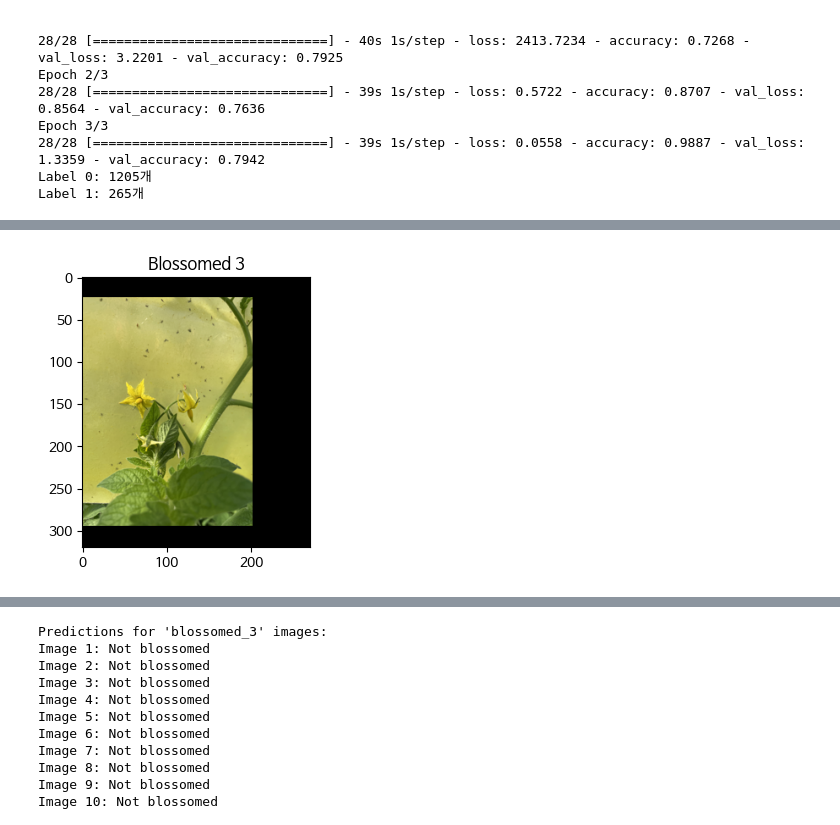
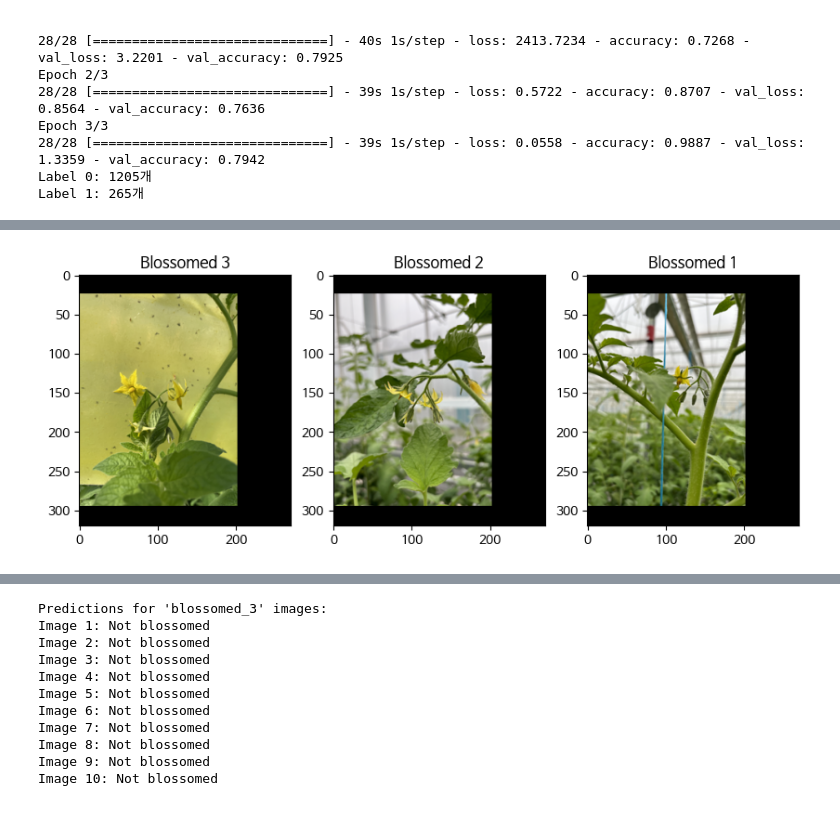
Before and after one commit to ChaeJiHoon/ML_study, a Jupyter notebook: ML_study/last_tomato_testset.ipynb, the cells around one changed output, grey strips where cells are left out. Drawn from its saved outputs; the diff is of its cells as text; code cells hidden in the pictures.

```diff
--- a/ML_study/last_tomato_testset.ipynb
+++ b/ML_study/last_tomato_testset.ipynb
@@ -223,27 +223,27 @@ test_images_1, test_labels_1 = preprocess_test_images(blossomed_1_directory, new
 # %%
 # 테스트 데이터가 전처리가 잘 됐는지 확인하는 코드
 # 보고싶은 이미지 출력
 
 plt.figure(figsize=(10, 10))
 
 plt.subplot(1, 3, 1)
 plt.title('Blossomed 3')
 test_images_3_float32 = np.array(test_images_3, dtype=np.float32) / 255.0
 plt.imshow(test_images_3_float32[70])
 
 plt.subplot(1, 3, 2)
 plt.title('Blossomed 2')
 test_images_2_float32 = np.array(test_images_2, dtype=np.float32) / 255.0
 plt.imshow(test_images_2_float32[0])
 
 plt.subplot(1, 3, 3)
 plt.title('Blossomed 1')
-test_images_1_float32 = np.array(test_images_2, dtype=np.float32) / 255.0
+test_images_1_float32 = np.array(test_images_1, dtype=np.float32) / 255.0
 plt.imshow(test_images_1_float32[0])
 
 plt.show()
 # %% [output]
-[figure, old version]
+[figure, new version]
 # %%
 # 모델 예측
 predictions_3 = model.predict(test_images_3_float32)
```
Also changed, not shown: parts of 5 cells of this notebook.
